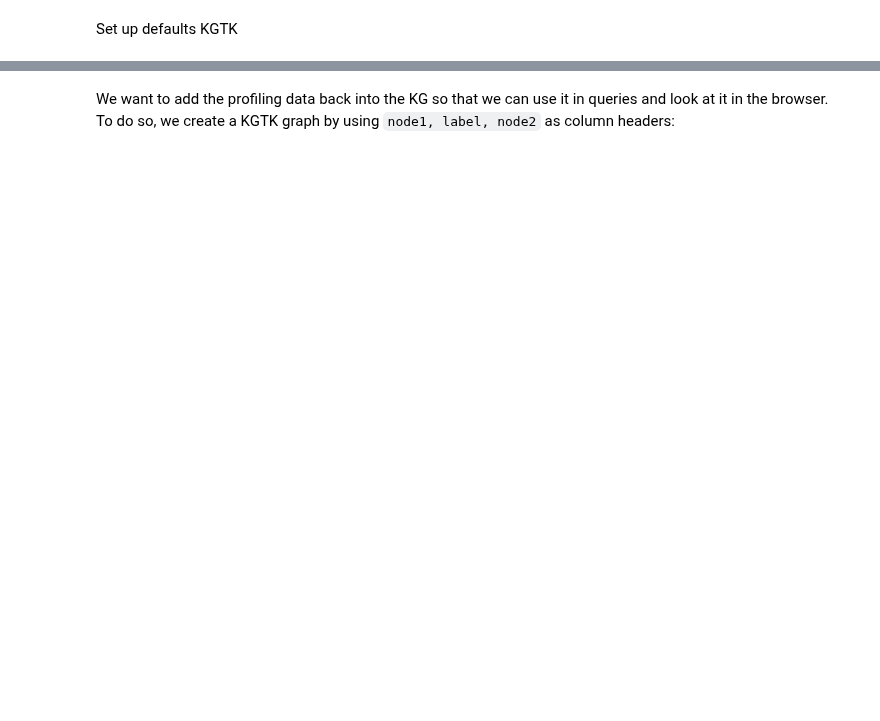
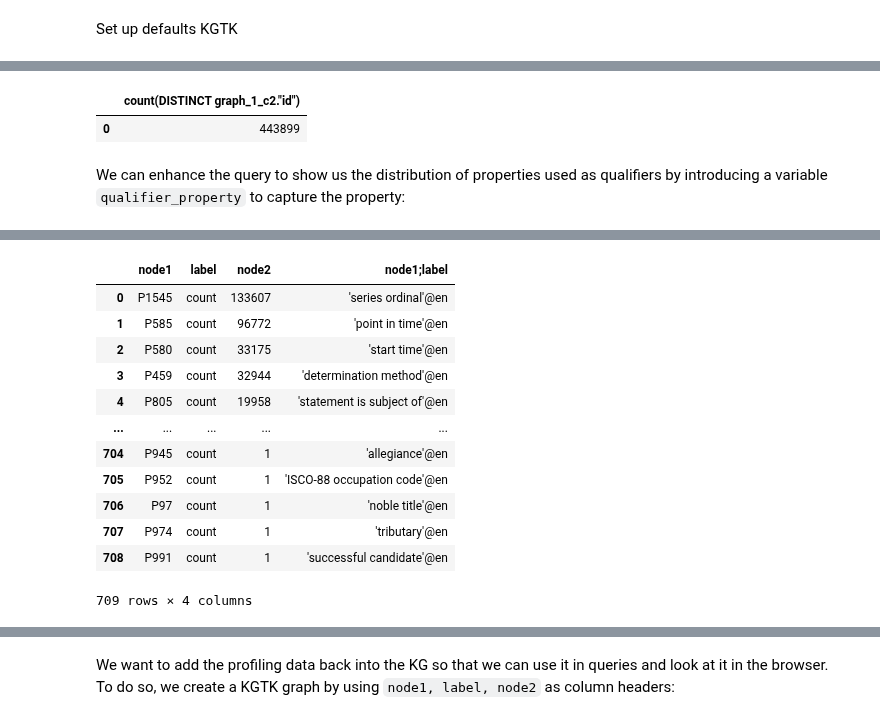
Before and after one commit to usc-isi-i2/kgtk-notebooks, a Jupyter notebook: tutorial/kg-profiling.ipynb, the cells around one changed output, grey strips where cells are left out. Cells and saved outputs as stored; diff of their text form; code cells hidden in the pictures; blank space fills up the shorter version.

```diff
--- a/tutorial/kg-profiling.ipynb
+++ b/tutorial/kg-profiling.ipynb
@@ -103,0 +221,25 @@ We can compute the instance counts by retrieving all statements that use `instan
+# %%
+kgtk("""
+    query -i all
+        --match '
+            (n1)-[id]->(n2),
+            (id)-[qualifier_id]->(qualifier_value)'
+        --return 'count(distinct qualifier_id)'
+""")
+# %% [output]
+|  | count(DISTINCT graph_1_c2."id") |
+| 0 | 443899 |
+# %% [markdown]
+We can enhance the query to show us the distribution of properties used as qualifiers by introducing a variable `qualifier_property` to capture the property:
+# %%
+%%time
+kgtk("""
+    query -i all
+        --match '
+            (n1)-[id]->(n2),
+            (id)-[qualifier_id {label: qualifier_property}]->(qualifier_value)'
+        --return 'qualifier_property as node1, "count" as label, count(distinct qualifier_id) as node2'
+        --order-by 'cast(node2, int) desc'
+    / add-labels
+""")
+# %% [output]
@@ -103,0 +248,13 @@ We can compute the instance counts by retrieving all statements that use `instan
+|  | node1 | label | node2 | node1;label |
+| 0 | P1545 | count | 133607 | 'series ordinal'@en |
+| 1 | P585 | count | 96772 | 'point in time'@en |
+| 2 | P580 | count | 33175 | 'start time'@en |
+| 3 | P459 | count | 32944 | 'determination method'@en |
+| 4 | P805 | count | 19958 | 'statement is subject of'@en |
+| ... | ... | ... | ... | ... |
+| 704 | P945 | count | 1 | 'allegiance'@en |
+| 705 | P952 | count | 1 | 'ISCO-88 occupation code'@en |
+| 706 | P97 | count | 1 | 'noble title'@en |
+| 707 | P974 | count | 1 | 'tributary'@en |
+| 708 | P991 | count | 1 | 'successful candidate'@en |
+709 rows × 4 columns
```
Also changed, not shown: parts of 49 cells of this notebook.
